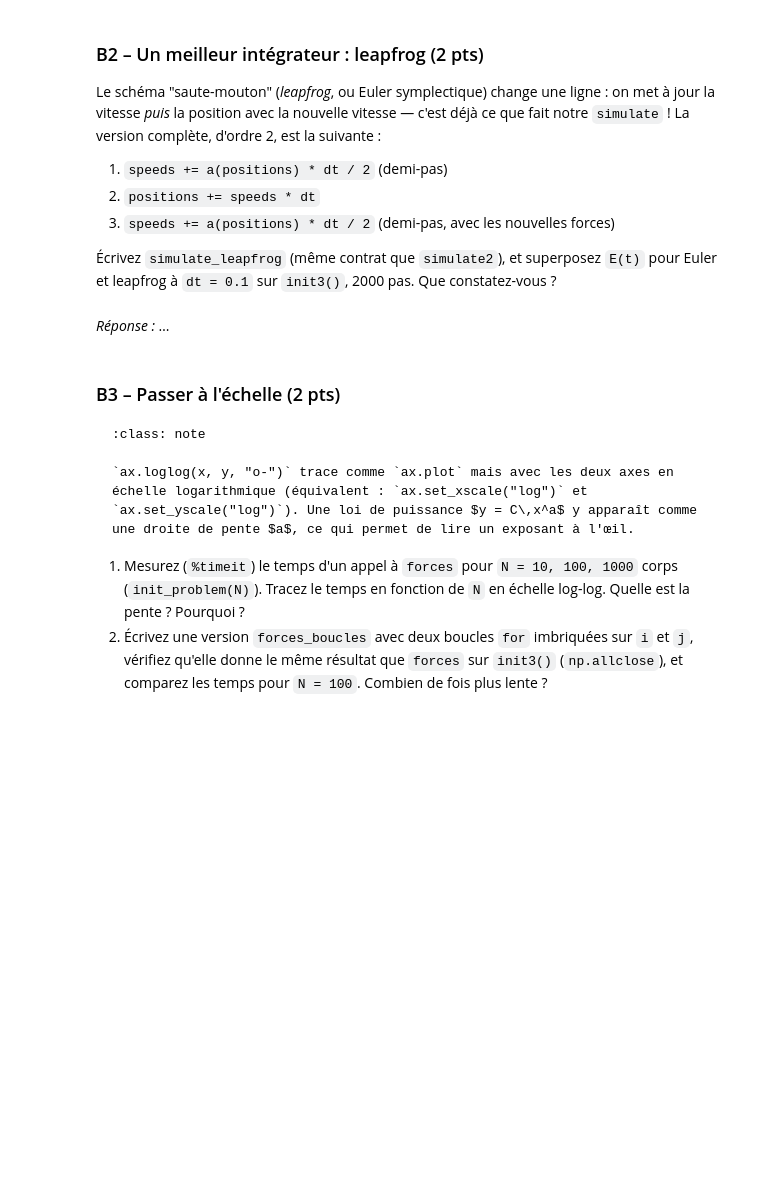
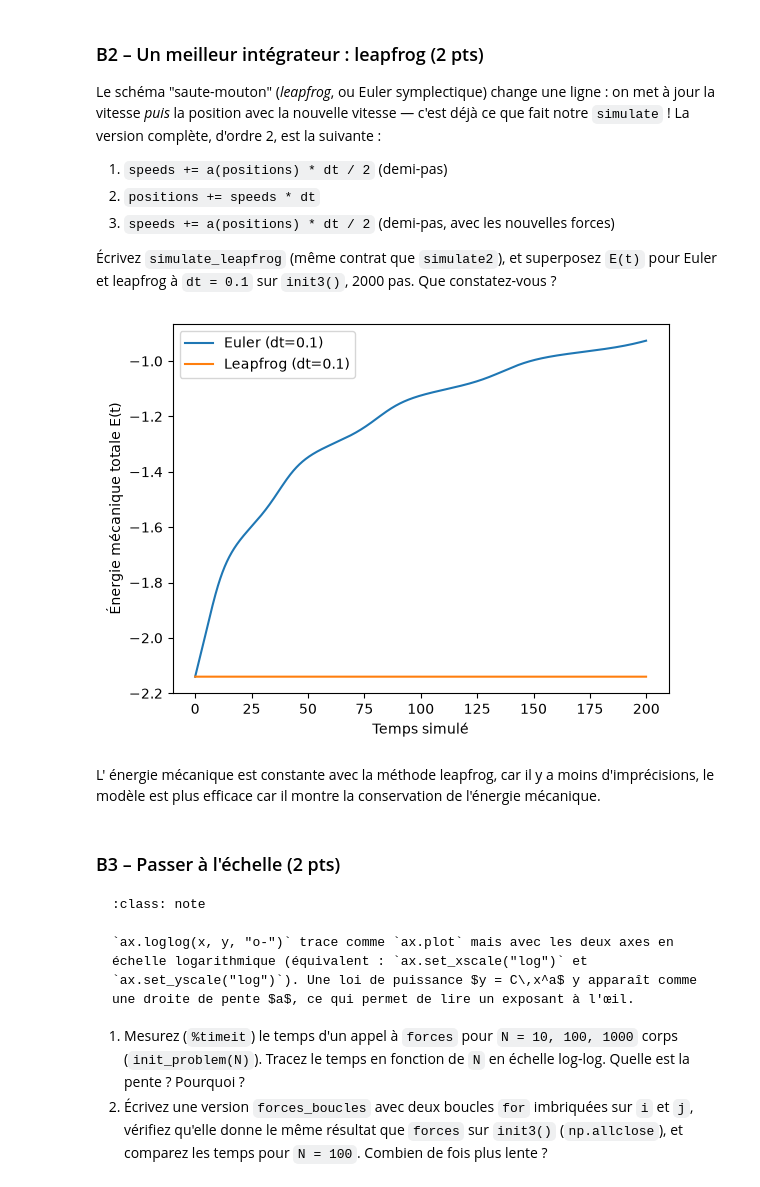
Before and after one commit to thibaultlecoq/pe-homework, a Jupyter notebook: D6/sujet.ipynb, the cells around one changed output. Cells and saved outputs as stored; diff of their text form; code cells hidden in the pictures; blank space fills up the shorter version.

```diff
--- a/D6/sujet.ipynb
+++ b/D6/sujet.ipynb
@@ -402,9 +402,50 @@ Le schéma "saute-mouton" (*leapfrog*, ou Euler symplectique) change une ligne :
 
 Écrivez `simulate_leapfrog` (même contrat que `simulate2`), et superposez `E(t)` pour Euler et leapfrog à `dt = 0.1` sur `init3()`, 2000 pas. Que constatez-vous ?
 # %%
-# votre code
+def simulate_leapfrog(masses, positions, speeds, dt=0.01, nb_steps=2000, G=1.0):
+    N = len(masses)
+    traj = np.zeros((nb_steps, 2, N))
+    E = np.zeros(nb_steps)
+
+    pos = np.copy(positions)
+    vit = np.copy(speeds)
+
+    f = forces(masses, pos, G)
+    a = f / masses
+
+    for step in range(nb_steps):
+        traj[step] = pos
+        E[step] = energy(masses, pos, vit, G)
+
+        vit += a * dt / 2.0
+
+        pos += vit * dt
+
+        f = forces(masses, pos, G)
+        a = f / masses
+        vit += a * dt / 2.0
+
+    return traj, E
+
+# Tracé et comparaison
+m, p, s = init3()
+traj_euler, E_euler = simulate2(m, p, s, dt=0.1, nb_steps=2000)
+
+m, p, s = init3()
+traj_leapfrog, E_leapfrog = simulate_leapfrog(m, p, s, dt=0.1, nb_steps=2000)
+
+t = np.arange(2000) * 0.1
+
+plt.plot(t, E_euler, label="Euler (dt=0.1)")
+plt.plot(t, E_leapfrog, label="Leapfrog (dt=0.1)")
+plt.xlabel("Temps simulé")
+plt.ylabel("Énergie mécanique totale E(t)")
+plt.legend()
+plt.show()
+# %% [output]
+[figure, added]
 # %% [markdown]
-*Réponse :* …
+L' énergie mécanique est constante avec la méthode leapfrog, car il y a moins d'imprécisions, le modèle est plus efficace car il montre la conservation de l'énergie mécanique.
 # %% [markdown]
 ### B3 – Passer à l'échelle (2 pts)
 
```
Also changed, not shown: parts of 1 cell of this notebook, 1 other file.
